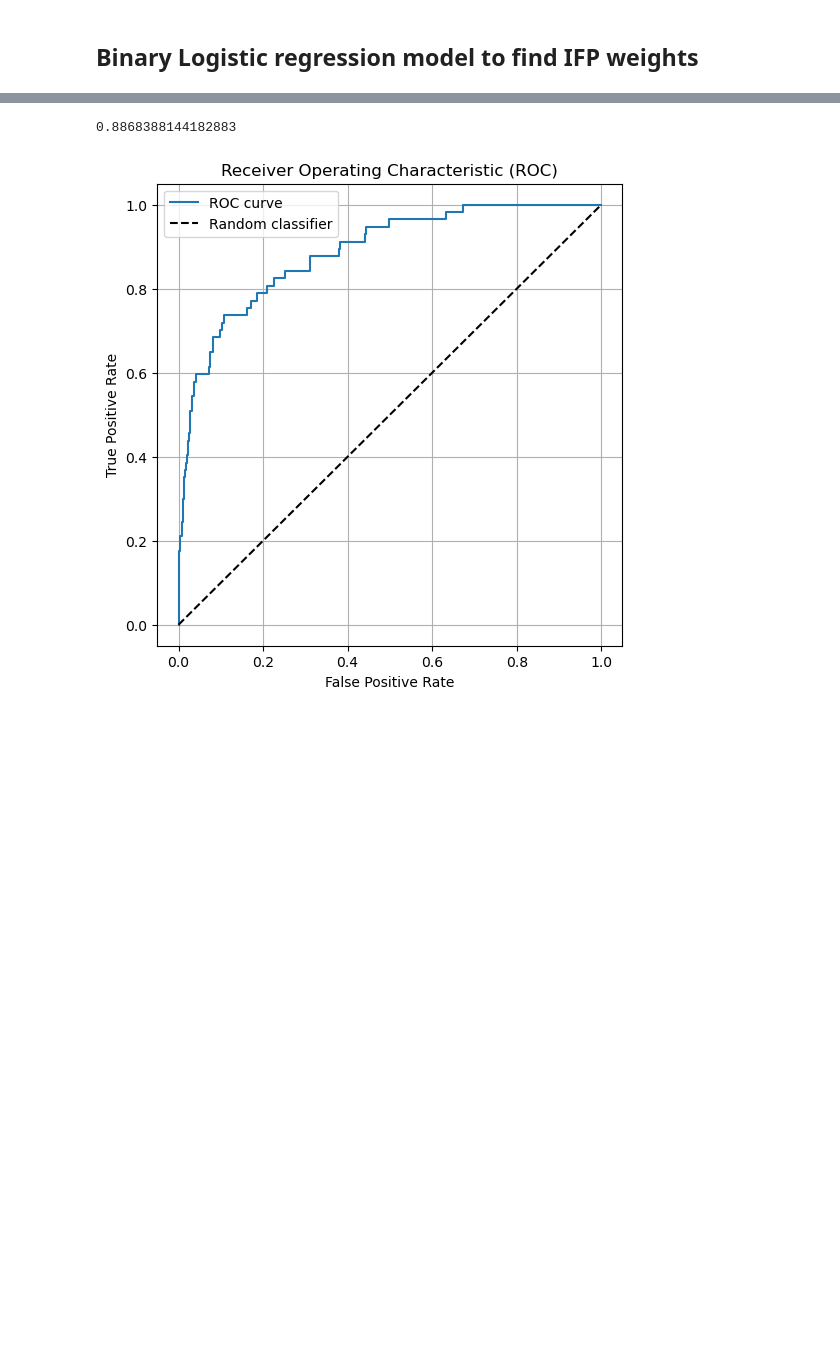
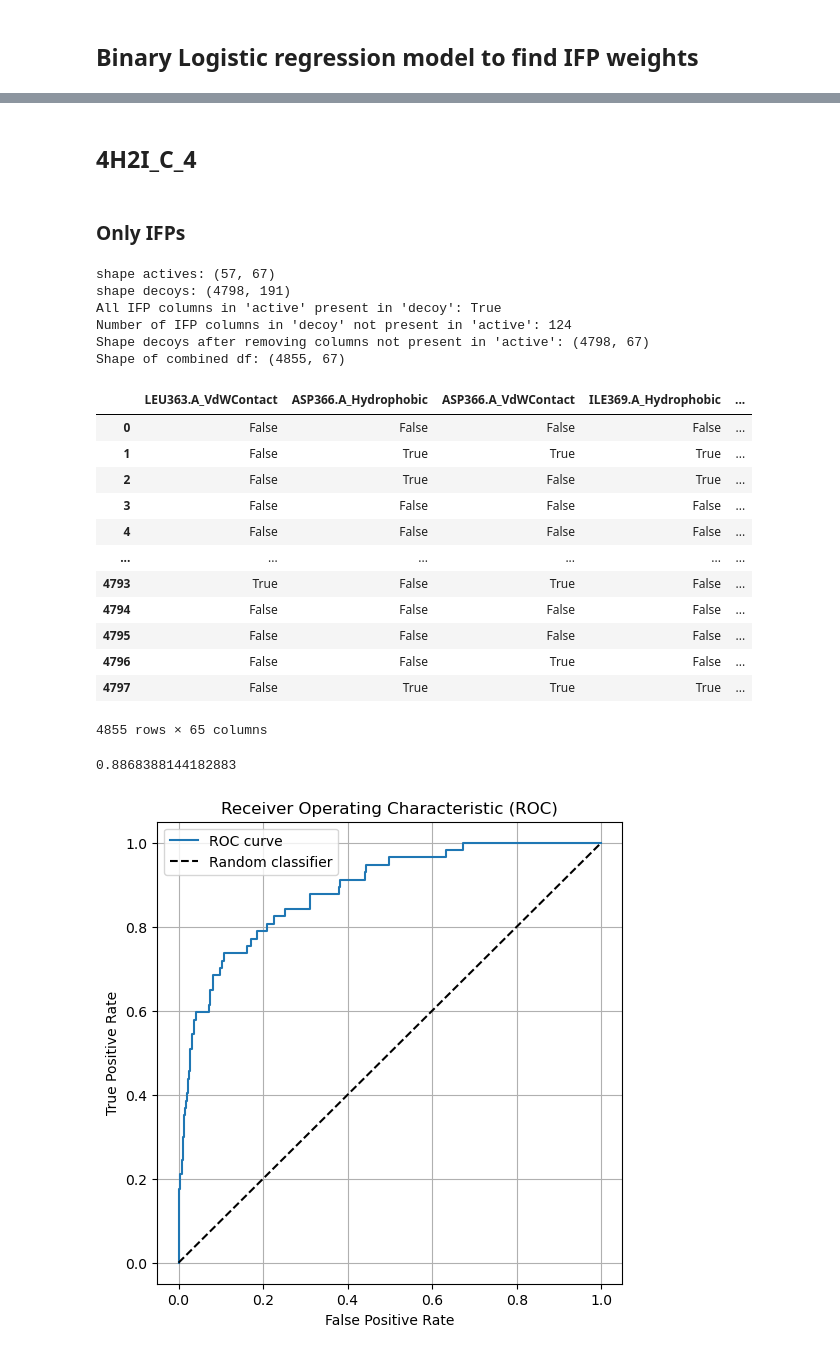
Before and after one commit to wesselporschen/montpellier-screen, a Jupyter notebook: prolif.ipynb, the cells around one changed output, grey strips where cells are left out. Saved outputs shown, nothing was run; the diff lists cells and outputs as text; code cells hidden in the pictures; blank space fills up the shorter version.

Commit message:
worked on setting up data for IFP + docking score logistic regression

```diff
--- a/prolif.ipynb
+++ b/prolif.ipynb
@@ -240,3 +169,52 @@ Shape of combined df: (4855, 65)
+# %% [markdown]
+## 4H2I_C_4
+# %% [markdown]
+### Only IFPs
+# %%
+print(f"shape actives: {actives_4h2i_c_4.shape}")
+print(f"shape decoys: {decoys_4h2i_c_4.shape}")
+
+# Check if all IFP columns in actives are present in decoys
+set_a = set(actives_4h2i_c_4.columns)
+set_d = set(decoys_4h2i_c_4.columns)
+
+both = set_a.intersection(set_d)
+print(f"All IFP columns in 'active' present in 'decoy': {set_a == both}")
+
+d_not_a = set_d ^ set_a
+print(f"Number of IFP columns in 'decoy' not present in 'active': {len(d_not_a)}")
+
+decoys_4h2i_c_4_not_active = decoys_4h2i_c_4.drop(columns=d_not_a)
+print(f"Shape decoys after removing columns not present in 'active': {decoys_4h2i_c_4_not_active.shape}")
+
+all_4h2i_c_4 = pd.concat([actives_4h2i_c_4, decoys_4h2i_c_4_not_active])
+print(f"Shape of combined df: {all_4h2i_c_4.shape}")
+
+X = all_4h2i_c_4.drop(columns=["Active", "LigName", "docking_score"])
+Y = all_4h2i_c_4["Active"]
+# %% [output]
+shape actives: (57, 67)
+shape decoys: (4798, 191)
+All IFP columns in 'active' present in 'decoy': True
+Number of IFP columns in 'decoy' not present in 'active': 124
+Shape decoys after removing columns not present in 'active': (4798, 67)
+Shape of combined df: (4855, 67)
+# %%
+X
+# %% [output]
+|  | LEU363.A_VdWContact | ASP366.A_Hydrophobic | ASP366.A_VdWContact | ILE369.A_Hydrophobic | ... |
+| 0 | False | False | False | False | ... |
+| 1 | False | True | True | True | ... |
+| 2 | False | True | False | True | ... |
+| 3 | False | False | False | False | ... |
+| 4 | False | False | False | False | ... |
+| ... | ... | ... | ... | ... | ... |
+| 4793 | True | False | True | False | ... |
+| 4794 | False | False | False | False | ... |
+| 4795 | False | False | False | False | ... |
+| 4796 | False | False | True | False | ... |
+| 4797 | False | True | True | True | ... |
+4855 rows × 65 columns
 # %%
 clf = LogisticRegression()
 
```
Also changed, not shown: parts of 14 cells of this notebook, 1 other file.
